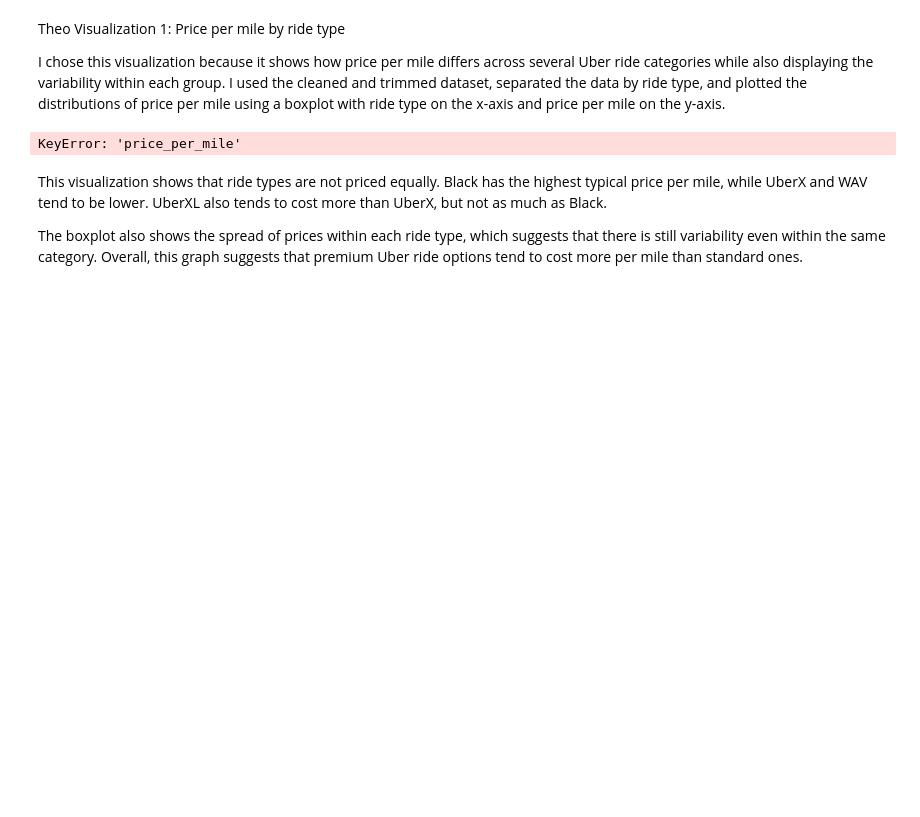
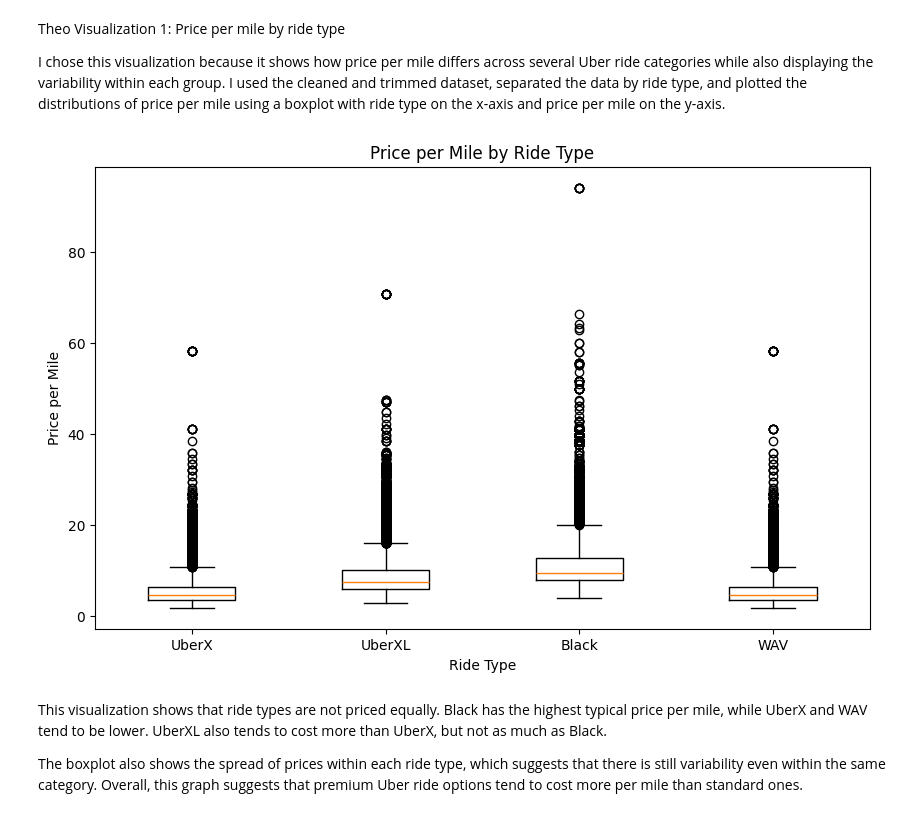
Before and after one commit to charlotm-coder/ds100miniproject-CHARLOTTE_THEOdonotjoin, a Jupyter notebook: MiniProject1.ipynb, the cells around one changed output. Drawn from its saved outputs; the diff is of its cells as text; code cells hidden in the pictures; blank space fills up the shorter version.

```diff
--- a/MiniProject1.ipynb
+++ b/MiniProject1.ipynb
@@ -110,3 +110,6 @@ uber.head()
 | 14 | Uber | UberX | 7.5 | 1.11 |
 | 15 | Uber | WAV | 7.5 | 1.11 |
 | 16 | Uber | Black SUV | 26.0 | 1.11 |
+# %%
+rides['price_per_mile'] = rides['price'] / rides['distance']
+rides.head()
@@ -113,3 +128,5 @@ uber.head()
+# %%
+rides2 = rides[rides['price_per_mile'] < 100]
 # %% [markdown]
  # Visualizations
 # %% [markdown]
@@ -155,19 +172,19 @@ Theo Visualization 1: Price per mile by ride type
 
 I chose this visualization because it shows how price per mile differs across several Uber ride categories while also displaying the variability within each group. I used the cleaned and trimmed dataset, separated the data by ride type, and plotted the distributions of price per mile using a boxplot with ride type on the x-axis and price per mile on the y-axis.
 # %%
-uberx = rides[rides['name'] == 'UberX']['price_per_mile']
-uberxl = rides[rides['name'] == 'UberXL']['price_per_mile']
-black = rides[rides['name'] == 'Black']['price_per_mile']
-wav = rides[rides['name'] == 'WAV']['price_per_mile']
+uberx = rides2[rides2['name'] == 'UberX']['price_per_mile']
+uberxl = rides2[rides2['name'] == 'UberXL']['price_per_mile']
+black = rides2[rides2['name'] == 'Black']['price_per_mile']
+wav = rides2[rides2['name'] == 'WAV']['price_per_mile']
 
 plt.figure(figsize=(10,6))
 plt.boxplot([uberx, uberxl, black, wav], tick_labels=['UberX', 'UberXL', 'Black', 'WAV'])
 plt.xlabel('Ride Type')
 plt.ylabel('Price per Mile')
 plt.title('Price per Mile by Ride Type')
 plt.show()
 # %% [output]
-KeyError: 'price_per_mile'
+[figure, added]
 # %% [markdown]
 This visualization shows that ride types are not priced equally. Black has the highest typical price per mile, while UberX and WAV tend to be lower. UberXL also tends to cost more than UberX, but not as much as Black.
 
```
Also changed, not shown: parts of 6 cells of this notebook.
